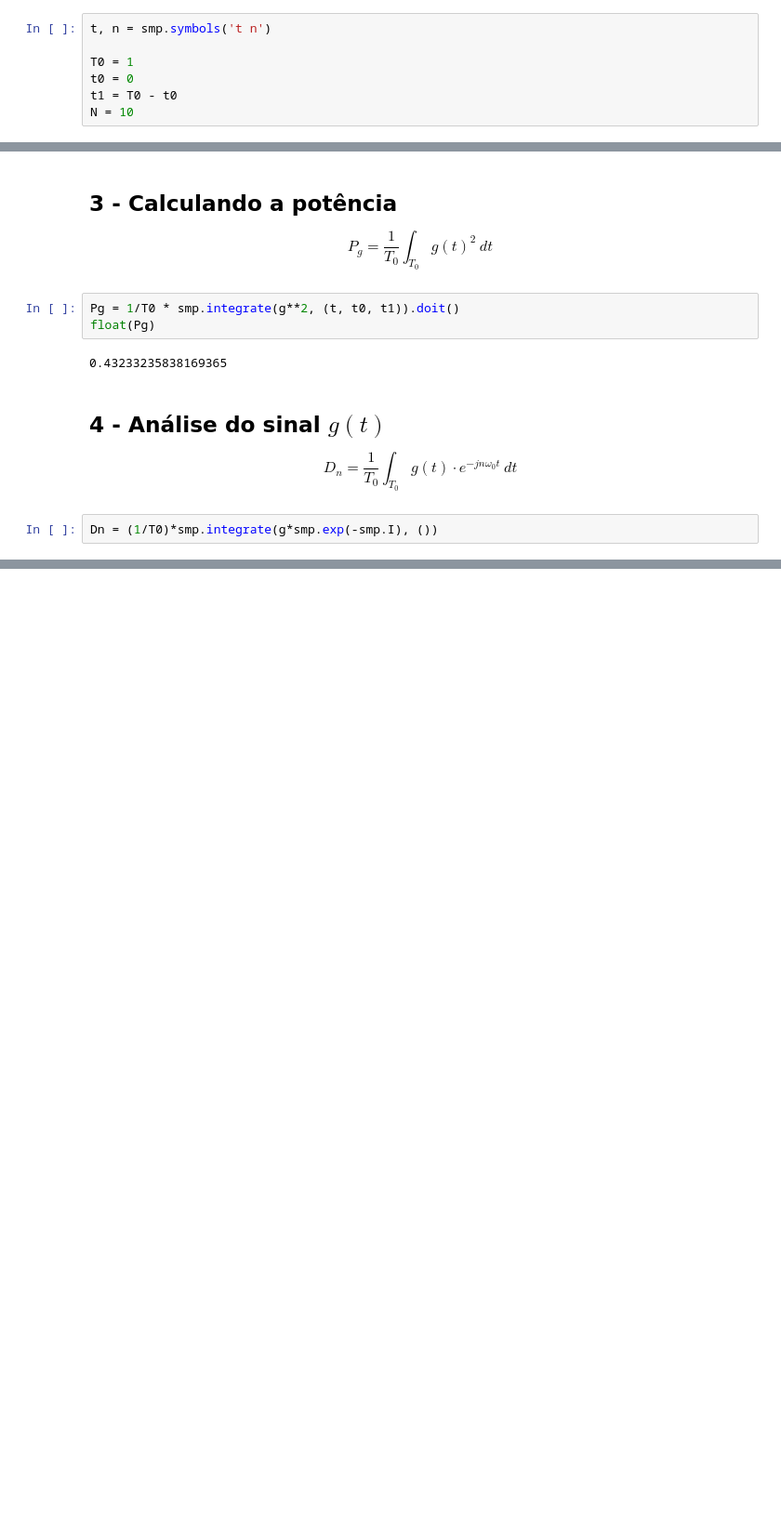
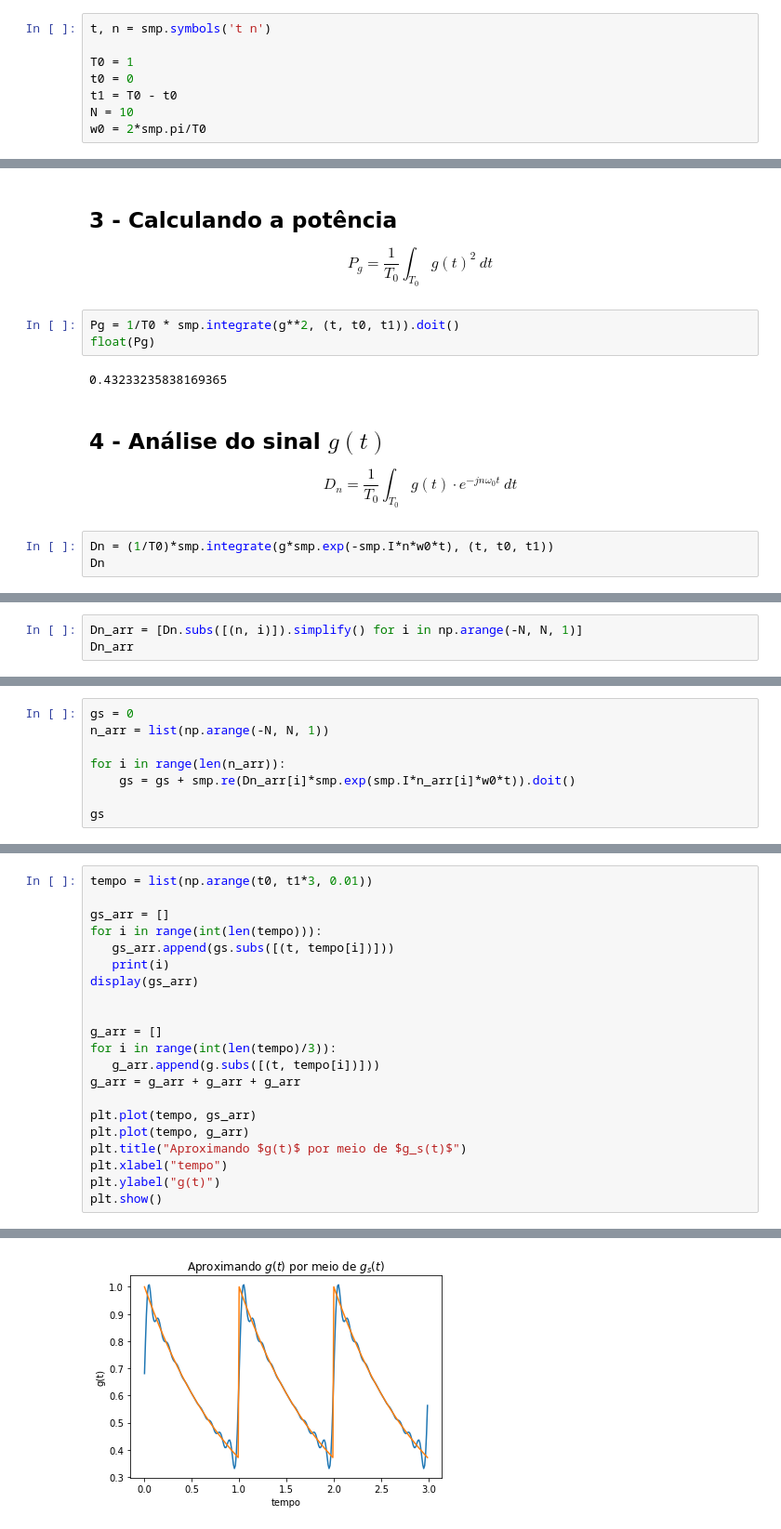
Before and after one commit to JoaoVitorBranco/ECM307-Sistemas-e-Sinais, a Jupyter notebook: Trabalhos/sistemas_e_sinais_sympy_t3.ipynb, the cells around one changed output, grey strips where cells are left out. Shown at 93% size. Saved outputs shown, nothing was run; the diff lists cells and outputs as text; blank space fills up the shorter version.

```diff
--- a/Trabalhos/sistemas_e_sinais_sympy_t3.ipynb
+++ b/Trabalhos/sistemas_e_sinais_sympy_t3.ipynb
@@ -13,3 +13,4 @@ T0 = 1
 t0 = 0
 t1 = T0 - t0
 N = 10
+w0 = 2*smp.pi/T0
@@ -34,4 +37,5 @@ float(Pg)
 
 $$D_n = \frac{1}{T_0} \int_{T_0} g(t)\cdot e^{-jn\omega _0 t}\:dt$$
 # %%
-Dn = (1/T0)*smp.integrate(g*smp.exp(-smp.I), ())
+Dn = (1/T0)*smp.integrate(g*smp.exp(-smp.I*n*w0*t), (t, t0, t1))
+Dn
@@ -37,0 +44,3 @@ Dn = (1/T0)*smp.integrate(g*smp.exp(-smp.I), ())
+# %%
+Dn_arr = [Dn.subs([(n, i)]).simplify() for i in np.arange(-N, N, 1)]
+Dn_arr
@@ -37,0 +72,8 @@ Dn = (1/T0)*smp.integrate(g*smp.exp(-smp.I), ())
+# %%
+gs = 0
+n_arr = list(np.arange(-N, N, 1))
+
+for i in range(len(n_arr)):
+    gs = gs + smp.re(Dn_arr[i]*smp.exp(smp.I*n_arr[i]*w0*t)).doit()
+
+gs
@@ -37,0 +82,22 @@ Dn = (1/T0)*smp.integrate(g*smp.exp(-smp.I), ())
+# %%
+tempo = list(np.arange(t0, t1*3, 0.01))
+
+gs_arr = []
+for i in range(int(len(tempo))):
+   gs_arr.append(gs.subs([(t, tempo[i])]))
+   print(i)
+display(gs_arr)
+
+
+g_arr = []
+for i in range(int(len(tempo)/3)):
+   g_arr.append(g.subs([(t, tempo[i])]))
+g_arr = g_arr + g_arr + g_arr
+
+plt.plot(tempo, gs_arr)
+plt.plot(tempo, g_arr)
+plt.title("Aproximando $g(t)$ por meio de $g_s(t)$")
+plt.xlabel("tempo")
+plt.ylabel("g(t)")
+plt.show()
+# %% [output]
@@ -37,0 +138 @@ Dn = (1/T0)*smp.integrate(g*smp.exp(-smp.I), ())
+[figure, added]
```
Also changed, not shown: parts of 6 cells of this notebook.
